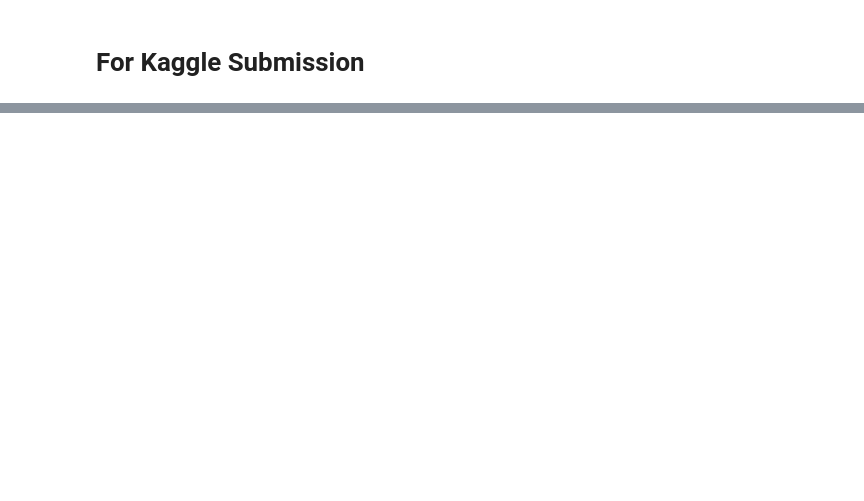
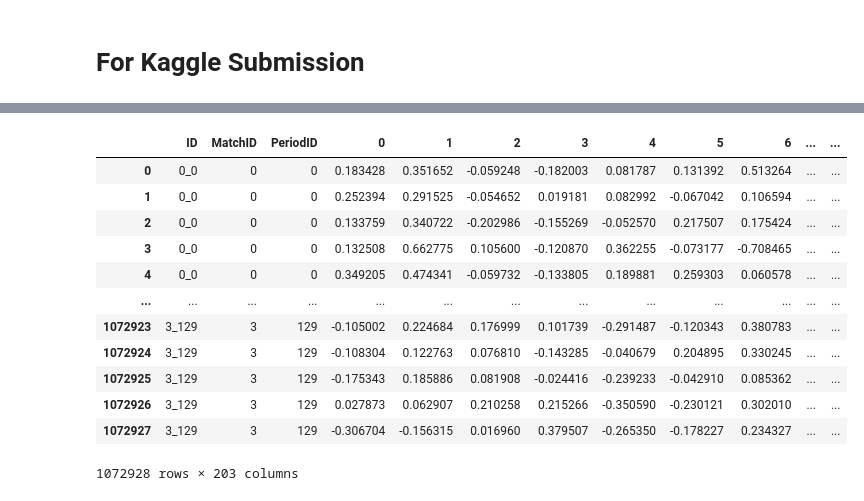
Before and after one commit to vmic2002/DeepLearningChallengeCSC_51054_EP, a Jupyter notebook: Group_challenge_weight_watchers.ipynb, the cells around one changed output, grey strips where cells are left out. Saved outputs shown, nothing was run; the diff lists cells and outputs as text; code cells hidden in the pictures; blank space fills up the shorter version.

Commit message:
prediction on whole eval_tweets done, need to format into csv

```diff
--- a/Group_challenge_weight_watchers.ipynb
+++ b/Group_challenge_weight_watchers.ipynb
@@ -575,0 +656,20 @@ y_tensor = torch.tensor(y_tensor, dtype=torch.float32)
+# %%
+# READ EVAL_TWEETS AND PREPROCESS DATA
+
+# Read all eval files and concatenate them into one dataframe
+
+li = []
+i = 0
+for filename in listdir("eval_tweets"):
+    if filename != '.ipynb_checkpoints':
+        print(filename)
+        df_eval = pd.read_csv("eval_tweets/" + filename)
+        df_eval.drop(columns=['Timestamp'], inplace=True)
+        # drop unused column(s)
+        print(df_eval['MatchID'].unique())
+        df_eval['MatchID'] = str(i)
+        df_eval['ID'] = str(i)+ '_' + df_eval['PeriodID'].astype(str)
+        # makes sure that the match IDs are ordered from 0,1,2... with no missing values
+        i+=1
+        li.append(df_eval)
+df_eval = pd.concat(li, ignore_index=True)
@@ -575,0 +701,6 @@ y_tensor = torch.tensor(y_tensor, dtype=torch.float32)
+# %%
+df_eval['Tweet'] = df_eval['Tweet'].apply(preprocess_text)
+# %%
+tweet_vectors = np.vstack([get_avg_embedding(tweet, embeddings_model, vector_size) for tweet in df_eval['Tweet']])
+tweet_df = pd.DataFrame(tweet_vectors)
+tweet_df.head()
@@ -575,0 +715,24 @@ y_tensor = torch.tensor(y_tensor, dtype=torch.float32)
+# %%
+# Attach the vectors into the original dataframe
+df_eval = pd.concat([df_eval, tweet_df], axis=1)
+
+# Drop the columns that are not useful anymore
+# no need for Tweet column since we have its corresponding vector embedding
+df_eval.drop(columns=['Tweet'], inplace=True)
+# %%
+# by now should have df with columns: ID, match id, period id, tweet_vector. Tweet_vector is just 200 columns
+df_eval
+# %% [output]
+|  | ID | MatchID | PeriodID | 0 | 1 | 2 | 3 | 4 | 5 | 6 | ... | ... |
+| 0 | 0_0 | 0 | 0 | 0.183428 | 0.351652 | -0.059248 | -0.182003 | 0.081787 | 0.131392 | 0.513264 | ... | ... |
+| 1 | 0_0 | 0 | 0 | 0.252394 | 0.291525 | -0.054652 | 0.019181 | 0.082992 | -0.067042 | 0.106594 | ... | ... |
+| 2 | 0_0 | 0 | 0 | 0.133759 | 0.340722 | -0.202986 | -0.155269 | -0.052570 | 0.217507 | 0.175424 | ... | ... |
+| 3 | 0_0 | 0 | 0 | 0.132508 | 0.662775 | 0.105600 | -0.120870 | 0.362255 | -0.073177 | -0.708465 | ... | ... |
+| 4 | 0_0 | 0 | 0 | 0.349205 | 0.474341 | -0.059732 | -0.133805 | 0.189881 | 0.259303 | 0.060578 | ... | ... |
+| ... | ... | ... | ... | ... | ... | ... | ... | ... | ... | ... | ... | ... |
+| 1072923 | 3_129 | 3 | 129 | -0.105002 | 0.224684 | 0.176999 | 0.101739 | -0.291487 | -0.120343 | 0.380783 | ... | ... |
+| 1072924 | 3_129 | 3 | 129 | -0.108304 | 0.122763 | 0.076810 | -0.143285 | -0.040679 | 0.204895 | 0.330245 | ... | ... |
+| 1072925 | 3_129 | 3 | 129 | -0.175343 | 0.185886 | 0.081908 | -0.024416 | -0.239233 | -0.042910 | 0.085362 | ... | ... |
+| 1072926 | 3_129 | 3 | 129 | 0.027873 | 0.062907 | 0.210258 | 0.215266 | -0.350590 | -0.230121 | 0.302010 | ... | ... |
+| 1072927 | 3_129 | 3 | 129 | -0.306704 | -0.156315 | 0.016960 | 0.379507 | -0.265350 | -0.178227 | 0.234327 | ... | ... |
+1072928 rows × 203 columns
```
Also changed, not shown: parts of 23 cells of this notebook.
